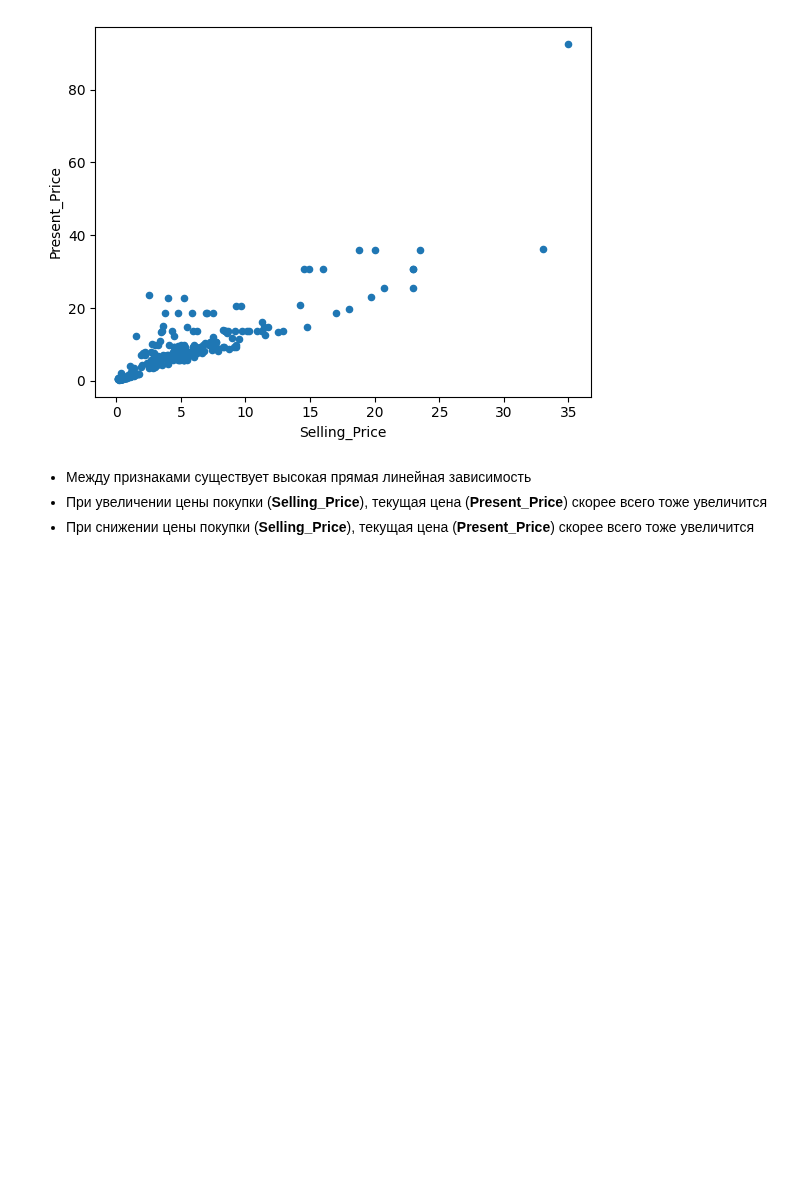
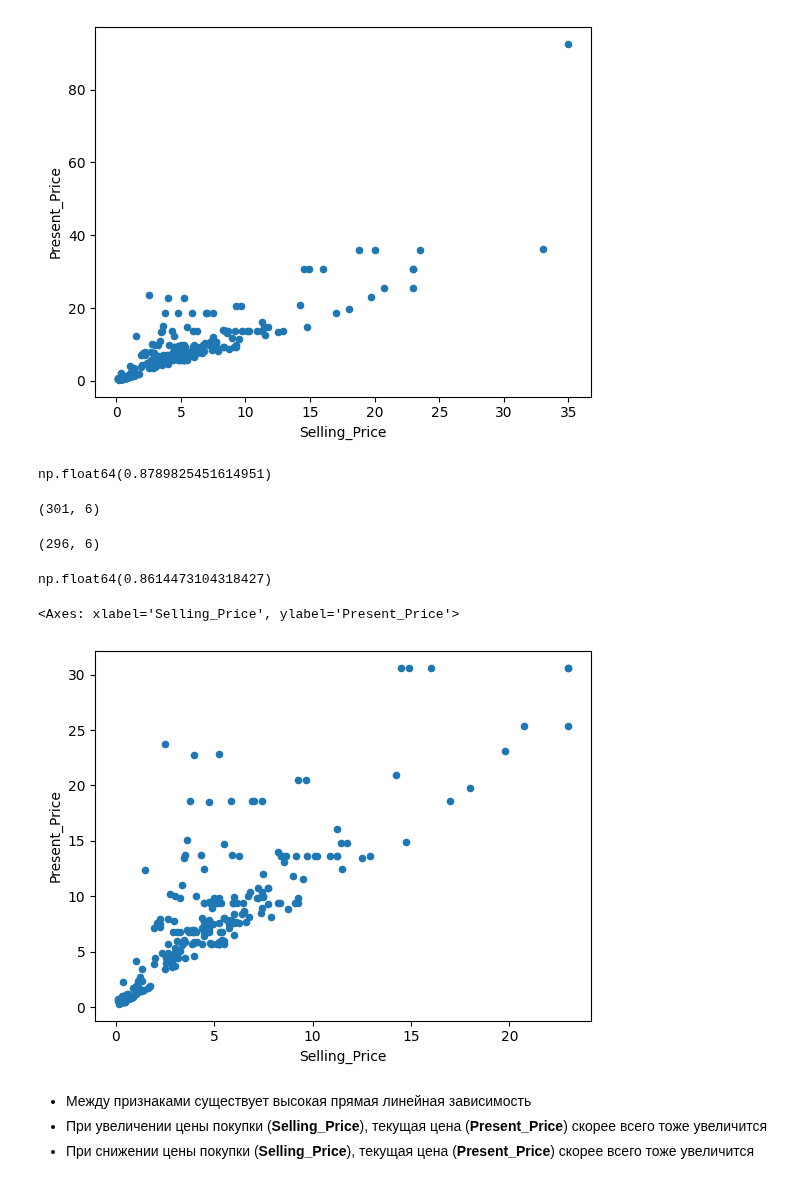
Before and after one commit to ksumarshmallow/Data-Analysis-Media-24, a Jupyter notebook: Seminars/Sem8/Sem8.ipynb, the cells around one changed output. Saved outputs shown, nothing was run; the diff lists cells and outputs as text; code cells hidden in the pictures; blank space fills up the shorter version.

```diff
--- a/Seminars/Sem8/Sem8.ipynb
+++ b/Seminars/Sem8/Sem8.ipynb
@@ -103,6 +107,32 @@ df.plot('Selling_Price', 'Present_Price', kind = "scatter")
 # %% [output]
 <Axes: xlabel='Selling_Price', ylabel='Present_Price'>
 [figure]
+# %%
+df['Present_Price'].corr(df['Selling_Price'])
+# %% [output]
+np.float64(0.8789825451614951)
+# %%
+df.shape
+# %% [output]
+(301, 6)
+# %%
+# выбрасываем признаки по правилу mean +- 3 std
+lower_bound = df['Present_Price'].mean() - df['Present_Price'].std() * 3
+upper_bound = df['Present_Price'].mean() + df['Present_Price'].std() * 3
+
+df_filt = df[(df['Present_Price'] > lower_bound) & (df['Present_Price'] < upper_bound)]
+df_filt.shape
+# %% [output]
+(296, 6)
+# %%
+df_filt['Present_Price'].corr(df_filt['Selling_Price'])
+# %% [output]
+np.float64(0.8614473104318427)
+# %%
+df_filt.plot('Selling_Price', 'Present_Price', kind = "scatter")
+# %% [output]
+<Axes: xlabel='Selling_Price', ylabel='Present_Price'>
+[figure, added]
 # %% [markdown]
 + Между признаками существует высокая прямая линейная зависимость
 + При увеличении цены покупки (**Selling_Price**), текущая цена (**Present_Price**) скорее всего тоже увеличится
```
Also changed, not shown: parts of 7 cells of this notebook.
